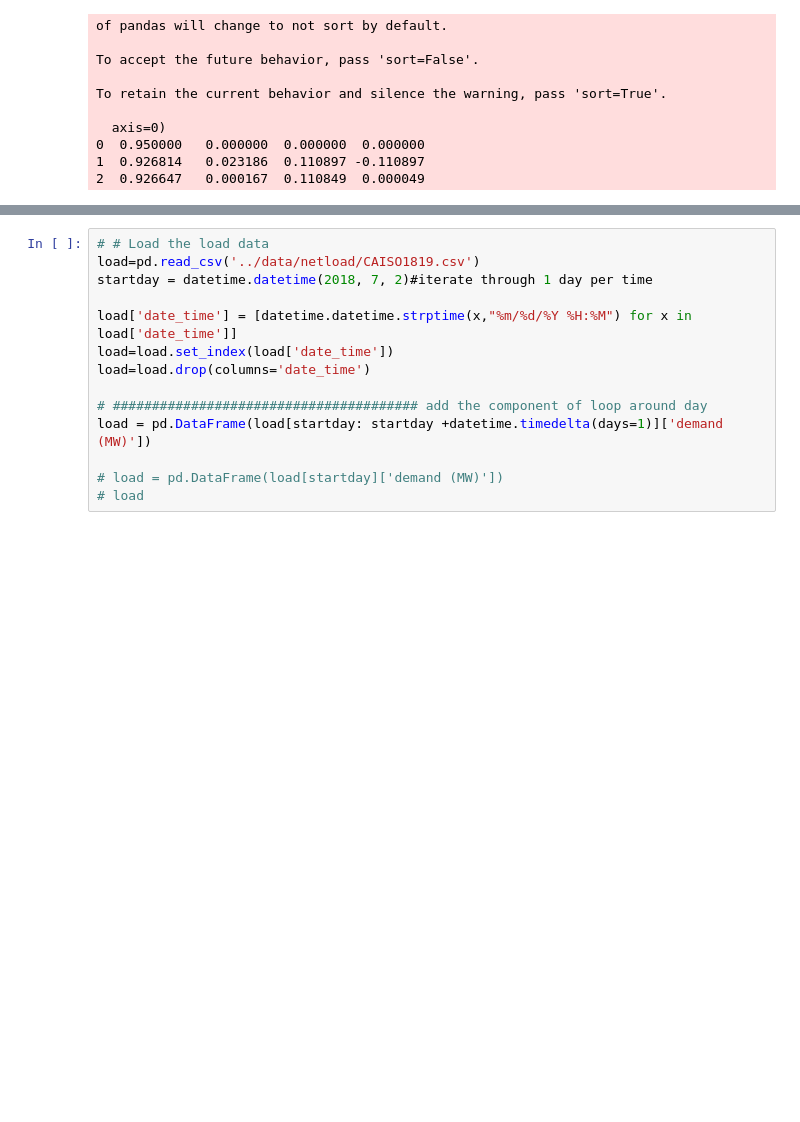
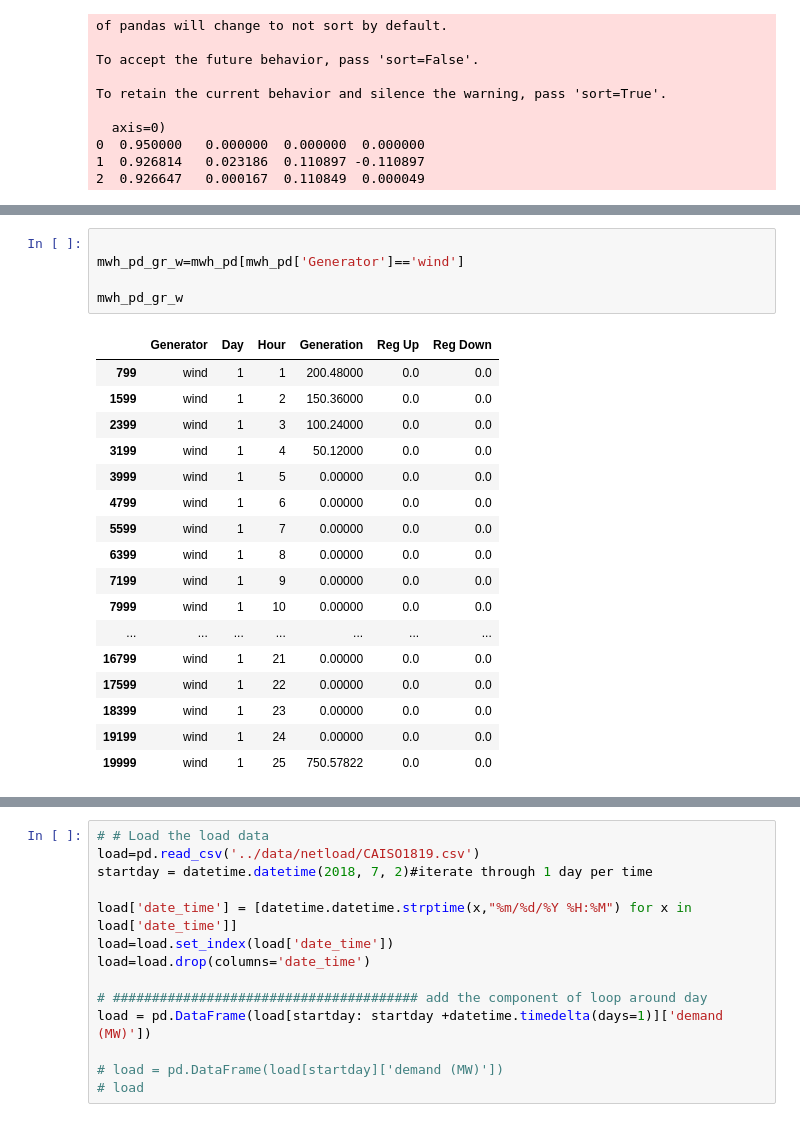
Before and after one commit to MeiyeW/V2G_PROJECT, a Jupyter notebook: Final/Iteration.ipynb, the cells around one changed output, grey strips where cells are left out. Cells and saved outputs as stored; diff of their text form; blank space fills up the shorter version.

```diff
--- a/Final/Iteration.ipynb
+++ b/Final/Iteration.ipynb
@@ -79,0 +209,23 @@ To retain the current behavior and silence the warning, pass 'sort=True'.
+# %%
+
+mwh_pd_gr_w=mwh_pd[mwh_pd['Generator']=='wind']
+
+mwh_pd_gr_w
+# %% [output]
+|  | Generator | Day | Hour | Generation | Reg Up | Reg Down |
+| 799 | wind | 1 | 1 | 200.48000 | 0.0 | 0.0 |
+| 1599 | wind | 1 | 2 | 150.36000 | 0.0 | 0.0 |
+| 2399 | wind | 1 | 3 | 100.24000 | 0.0 | 0.0 |
+| 3199 | wind | 1 | 4 | 50.12000 | 0.0 | 0.0 |
+| 3999 | wind | 1 | 5 | 0.00000 | 0.0 | 0.0 |
+| 4799 | wind | 1 | 6 | 0.00000 | 0.0 | 0.0 |
+| 5599 | wind | 1 | 7 | 0.00000 | 0.0 | 0.0 |
+| 6399 | wind | 1 | 8 | 0.00000 | 0.0 | 0.0 |
+| 7199 | wind | 1 | 9 | 0.00000 | 0.0 | 0.0 |
+| 7999 | wind | 1 | 10 | 0.00000 | 0.0 | 0.0 |
+| ... | ... | ... | ... | ... | ... | ... |
+| 16799 | wind | 1 | 21 | 0.00000 | 0.0 | 0.0 |
+| 17599 | wind | 1 | 22 | 0.00000 | 0.0 | 0.0 |
+| 18399 | wind | 1 | 23 | 0.00000 | 0.0 | 0.0 |
+| 19199 | wind | 1 | 24 | 0.00000 | 0.0 | 0.0 |
+| 19999 | wind | 1 | 25 | 750.57822 | 0.0 | 0.0 |
```
Also changed, not shown: parts of 11 cells of this notebook, 36 other files.
